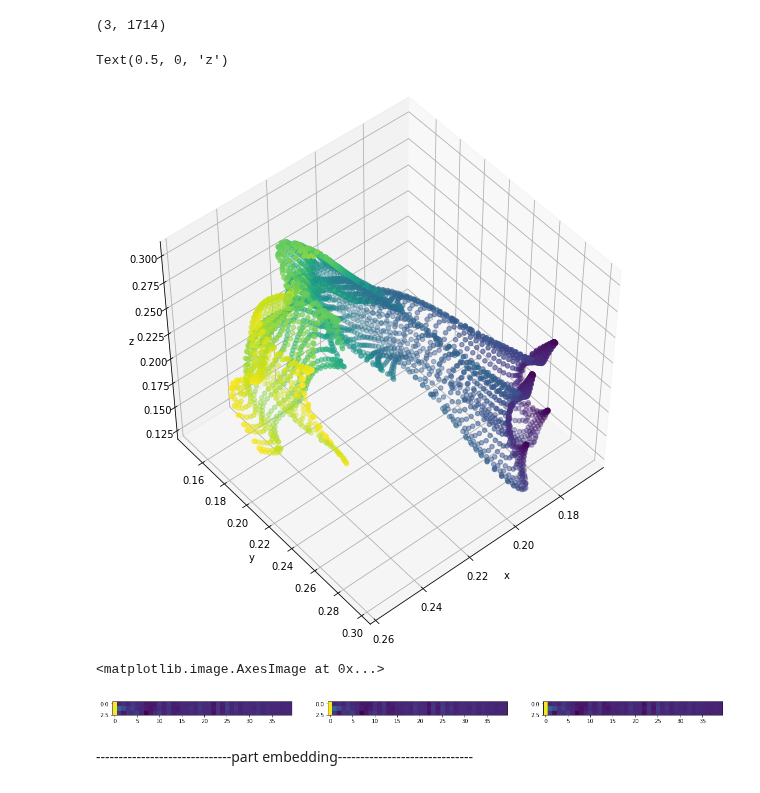
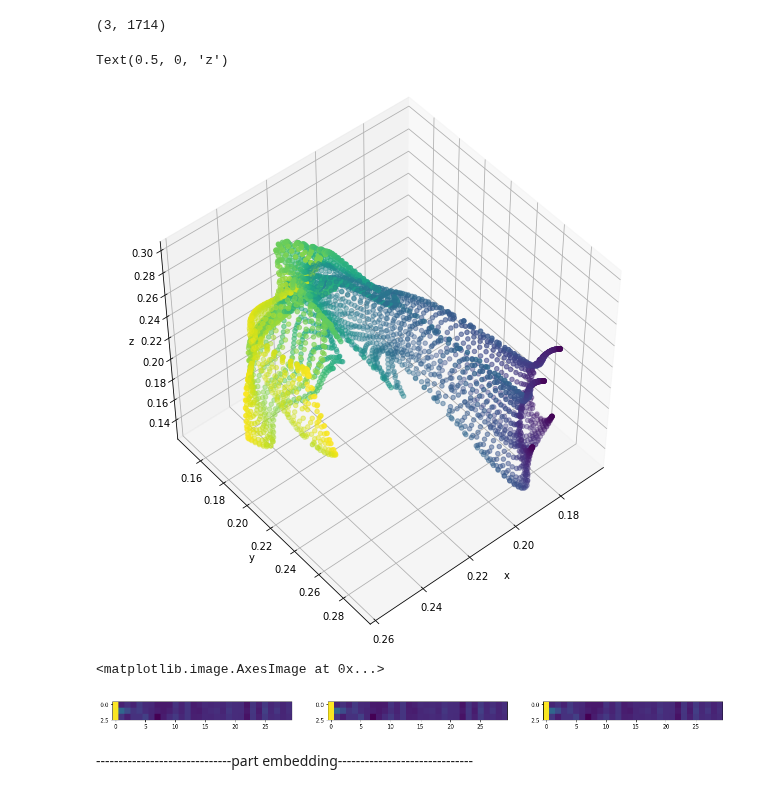
Before and after one commit to abbasloo/dnnAutoEm, a Jupyter notebook: carCrashLBO.ipynb, the cells around one changed output. Drawn from its saved outputs; the diff is of its cells as text; code cells hidden in the pictures.

```diff
--- a/carCrashLBO.ipynb
+++ b/carCrashLBO.ipynb
@@ -15,8 +15,8 @@ name = '/home/mabbasloo/Documents/carData4/data/lbo/'
 name1 = '/home/mabbasloo/Desktop/Variational-Lstm-Autoencoder/data/'
 # %%
 filename = '/home/mabbasloo/Desktop/Variational-Lstm-Autoencoder/list'
-st = 10
-stride = 6
+st = 6
+stride = 10
 with open(filename) as f:
     data = f.readlines()
 data = [x.strip() for x in data]
@@ -48,6 +44,6 @@ f002_S2000001_55.mat
 # %%
 DATA = []
-d = 40
+d = 30
 #hm = 20*st
 hm = len(data)
 dimm = 1714
@@ -76,9 +72,13 @@ for i in range(hm):
     else:
         print (data[i])
 
-dim = np.int(len(data)/st)
-
-print (len(DATA), DATA[0].shape, dim)
+#lx = np.linalg.norm(DATA[:][0][:])
+#ly = np.linalg.norm(DATA[:][1][:])
+#lz = np.linalg.norm(DATA[:][2][:])
+#for i in range(hm):
+#    DATA[i][0] = DATA[i][0]/lx
+#    DATA[i][1] = DATA[i][1]/ly
+#    DATA[i][2] = DATA[i][2]/lz
 
 def standard_scale(X_train):
     for i in range(len(X_train)):
@@ -86,4 +86,8 @@ def standard_scale(X_train):
     return X_train
 
 DATA = standard_scale(DATA)
+
+dim = np.int(len(data)/st)
+
+print (len(DATA), DATA[0].shape, dim)
 # %% [output]
@@ -97,7 +101,7 @@ plt.figure(figsize=(10, 10)); plt.imshow(DATA[0])
 db1 = h5py.File(name1 + data[0], 'r')
 ds1 = db1['shape_xyz']
 ds1 = np.asarray(ds1).astype(np.float32)
-db2 = h5py.File(name1 + data[9], 'r')
+db2 = h5py.File(name1 + data[5], 'r')
 ds2 = db2['shape_xyz']
 ds2 = np.asarray(ds2).astype(np.float32)
 fig = plt.figure(figsize=(10, 10))
@@ -114,23 +118,23 @@ Text(0.5, 0, 'z')
 # %%
 xyz1 = np.dot(DATA[0], np.linalg.pinv(ds))
-xyz2 = np.dot(DATA[9], np.linalg.pinv(ds))
+xyz2 = np.dot(DATA[5], np.linalg.pinv(ds))
 print (xyz1.shape)
 cl1 = np.linalg.norm(np.abs(xyz1 - ds1), axis=0)
 cl1 = (cl1-np.amin(cl1))/(np.amax(cl1)-np.amin(cl1))
 cl2 = np.linalg.norm(np.abs(xyz2 - ds2), axis=0)
 cl2 = (cl2-np.amin(cl2))/(np.amax(cl2)-np.amin(cl2))
 fig = plt.figure(figsize=(10, 10))
 ax = fig.add_subplot(111, projection='3d')
 ax.scatter(xyz1[0], xyz1[1], xyz1[2], c=cl1, marker='o')
 ax.scatter(xyz2[0], xyz2[1], xyz2[2], c=cl2, marker='o')
 ax.view_init(50, 50)
 ax.set_xlabel('x')
 ax.set_ylabel('y')
 ax.set_zlabel('z')
 # %% [output]
 (3, 1714)
 Text(0.5, 0, 'z')
-[figure, old version]
+[figure, new version]
 # %%
 plt.figure(figsize=(20, 60));
 plt.subplot(1,3,1); plt.imshow(DATA[dim-1])
@@ -138,7 +142,7 @@ plt.subplot(1,3,2); plt.imshow(DATA[dim])
 plt.subplot(1,3,3); plt.imshow(DATA[dim+1])
 # %% [output]
 <matplotlib.image.AxesImage at 0x...>
-[figure, old version]
+[figure, new version]
 # %% [markdown]
 ------------------------------part embedding------------------------------
 # %%
```
Also changed, not shown: parts of 19 cells of this notebook, 1 other file.
